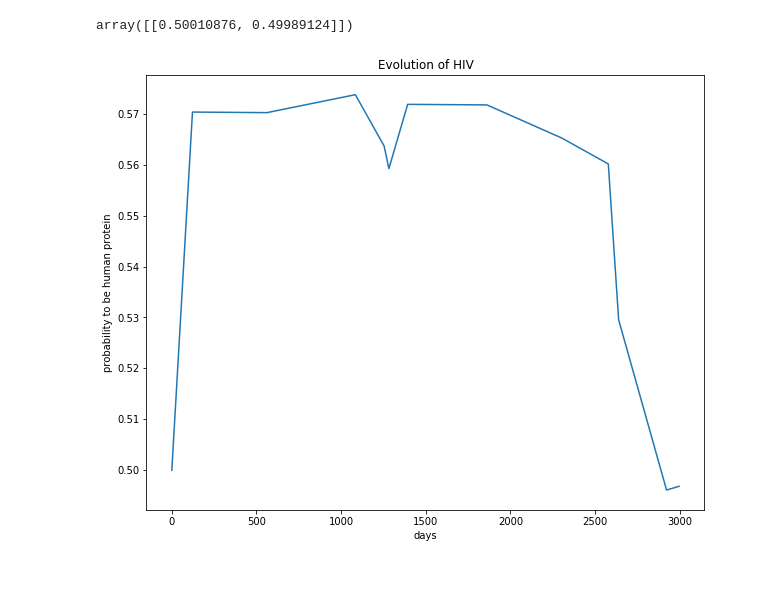
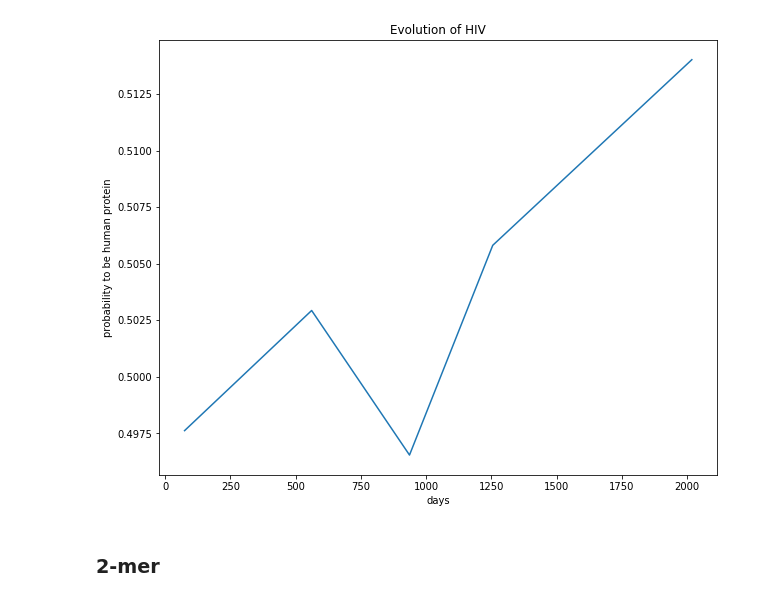
Before and after one commit to tsvvas/hiv_project, a Jupyter notebook: Classification.ipynb, the cells around one changed output. Cells and saved outputs as stored; diff of their text form; code cells hidden in the pictures.

```diff
--- a/Classification.ipynb
+++ b/Classification.ipynb
@@ -132,0 +36,19 @@ def translate_dna(sequence):
+# %%
+def preparing_data(haplo_seq_dict, days):
+    patt = r'_[\d]*_'
+    seq_dict = {}
+    seq_name_days_dict = {x:[] for x in days}
+    for obj in haplo_seq_dict:
+        seq_dict[obj['desc']]=obj['seq']
+        res = re.search(patt, obj['desc'])
+        if res != None:
+            seq_name_days_dict[re.search(patt, obj['desc']).group(0).replace('_','')].append(obj['desc'])
+        else:
+            pass
+    return seq_dict, seq_name_days_dict
+
+def translating_seqs(seq_dict):
+    prot_dict = {}
+    for key in seq_dict:
+        prot_dict[key] = translate_dna(seq_dict[key], '-')
+    return prot_dict
@@ -133,4 +91,4 @@ def translate_dna(sequence):
 # %%
-haplo_seq_dict, days = read_fasta('data/fasta/hivevo_p1_V3.fasta')
+haplo_seq_dict, days = download.read_fasta('data/fasta/hivevo_p1_V3.fasta')
 seq_dict, seq_name_days_dict = preparing_data(haplo_seq_dict, days)
 prot_dict = translating_seqs(seq_dict)
@@ -199,25 +245,23 @@ sample
 # Our classificator
 
 Gradboost = load('saved_sklearn_models/Gradboost.joblib')
-# %%
-Gradboost.predict_proba(sample)
-# %% [output]
-array([[0.50010876, 0.49989124]])
 # %%
 X = list(map(int, list(days_objects.keys())))
 Y = []
 for day in days:
     obj_lst = days_objects[day]
-    res = 0
+    res = []
     for pred in Gradboost.predict_proba(obj_lst):
-        res += pred[1]
-    Y.append(res/len(obj_lst))
+        res.append(pred[0])
+    Y.append(max(res))
 
 fig = plt.figure(figsize=(10,8))
 plt.xlabel('days')
 plt.title('Evolution of HIV')
 plt.ylabel('probability to be human protein')
 plt.plot(X, Y, label='Gradboost')
 plt.show()
 # %% [output]
-[figure, old version]
+[figure, new version]
+# %% [markdown]
+### 2-mer
```
Also changed, not shown: parts of 15 cells of this notebook.
